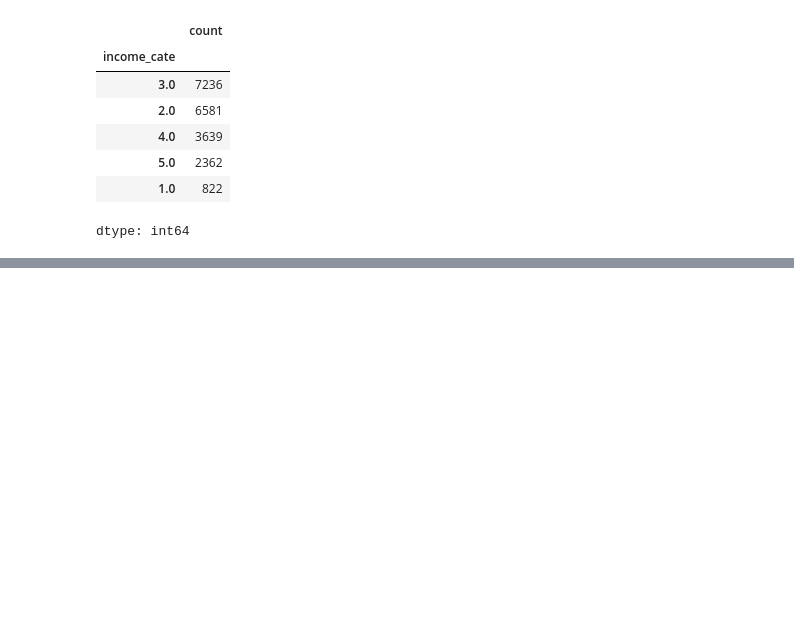
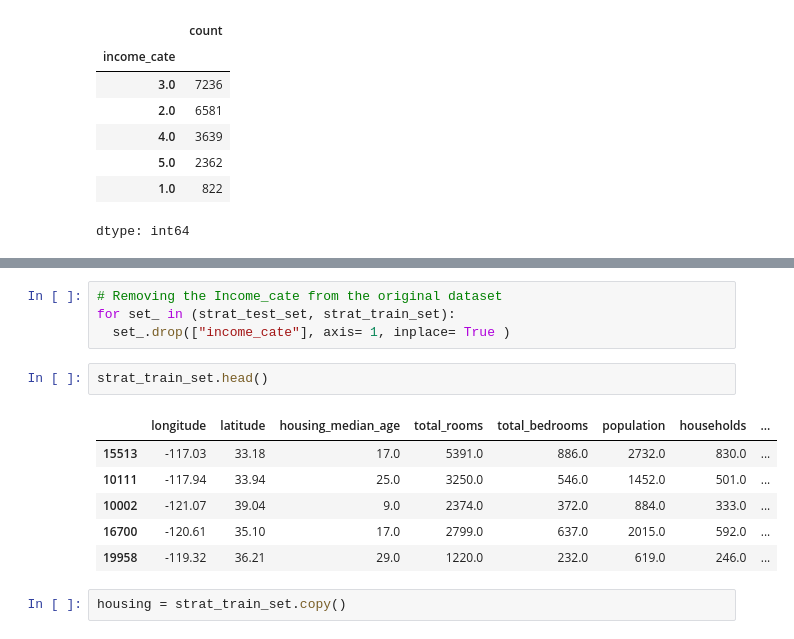
Before and after one commit to Aniebiet1/ML_models, a Jupyter notebook: califonia_housepricing.ipynb, the cells around one changed output, grey strips where cells are left out. Cells and saved outputs as stored; diff of their text form; blank space fills up the shorter version.

```diff
--- a/califonia_housepricing.ipynb
+++ b/califonia_housepricing.ipynb
@@ -141,0 +157,15 @@ from sklearn.model_selection import StratifiedShuffleSplit
+# %%
+# Removing the Income_cate from the original dataset
+for set_ in (strat_test_set, strat_train_set):
+  set_.drop(["income_cate"], axis= 1, inplace= True )
+# %%
+strat_train_set.head()
+# %% [output]
+|  | longitude | latitude | housing_median_age | total_rooms | total_bedrooms | population | households | ... |
+| 15513 | -117.03 | 33.18 | 17.0 | 5391.0 | 886.0 | 2732.0 | 830.0 | ... |
+| 10111 | -117.94 | 33.94 | 25.0 | 3250.0 | 546.0 | 1452.0 | 501.0 | ... |
+| 10002 | -121.07 | 39.04 | 9.0 | 2374.0 | 372.0 | 884.0 | 333.0 | ... |
+| 16700 | -120.61 | 35.10 | 17.0 | 2799.0 | 637.0 | 2015.0 | 592.0 | ... |
+| 19958 | -119.32 | 36.21 | 29.0 | 1220.0 | 232.0 | 619.0 | 246.0 | ... |
+# %%
+housing = strat_train_set.copy()
```
Also changed, not shown: parts of 6 cells of this notebook.
